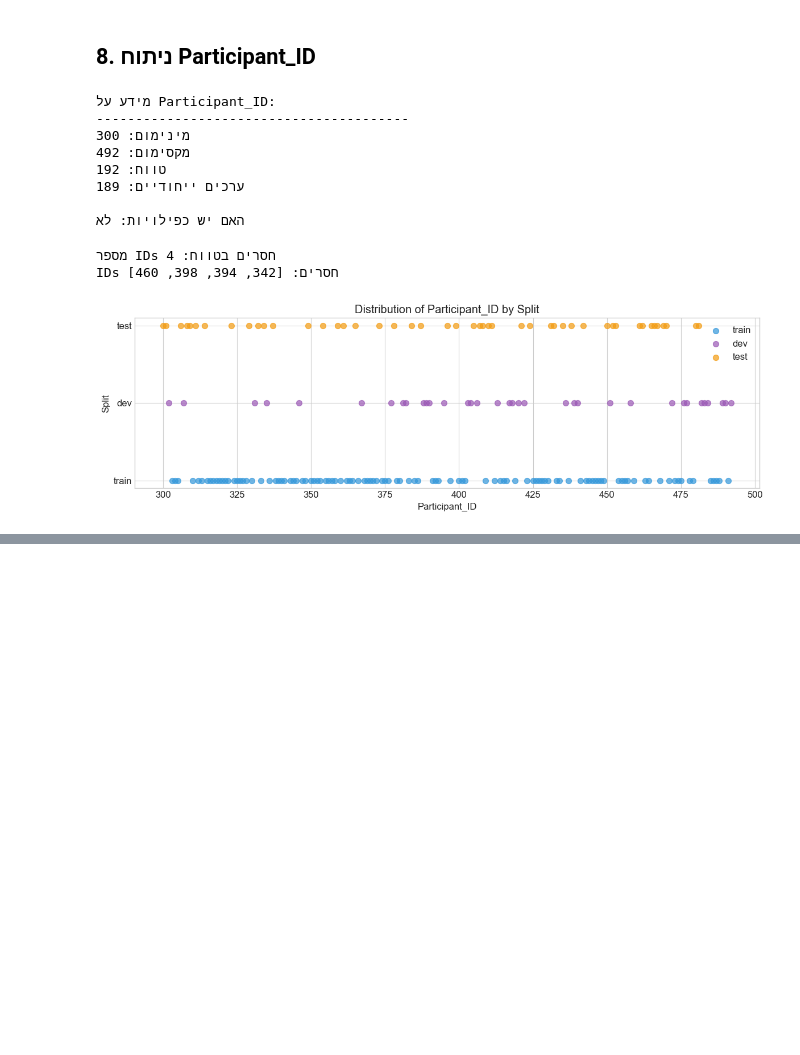
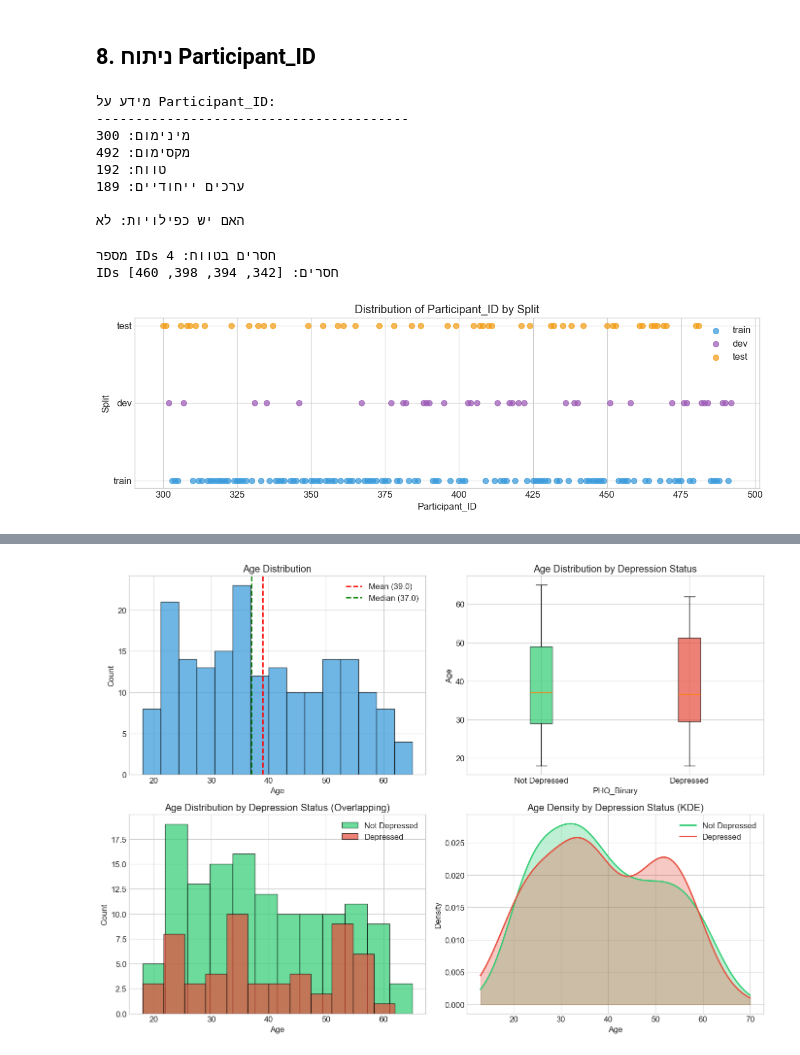
Before and after one commit to RachelShrikiMor/depression-detection-daic-woz, a Jupyter notebook: notebooks/01_EDA_labels.ipynb, the cells around one changed output, grey strips where cells are left out. Cells and saved outputs as stored; diff of their text form; code cells hidden in the pictures; blank space fills up the shorter version.

```diff
--- a/notebooks/01_EDA_labels.ipynb
+++ b/notebooks/01_EDA_labels.ipynb
@@ -344,0 +356,19 @@ plt.show()
+# %%
+# סטטיסטיקות תיאוריות לגיל
+print("סטטיסטיקות עבור עמודת Age:")
+print("-" * 40)
+print(f"ממוצע: {df['age'].mean():.1f}")
+print(f"חציון: {df['age'].median():.1f}")
+print(f"סטיית תקן: {df['age'].std():.1f}")
+print(f"מינימום: {df['age'].min()}")
+print(f"מקסימום: {df['age'].max()}")
+print(f"טווח: {df['age'].max() - df['age'].min()}")
+
+# סטטיסטיקות לפי קבוצת דיכאון
+print("\n" + "=" * 40)
+print("גיל ממוצע לפי מצב דיכאון:")
+print("-" * 40)
+for phq_val, label in [(0, 'לא מדוכא'), (1, 'מדוכא')]:
+    mean_age = df[df['PHQ_Binary'] == phq_val]['age'].mean()
+    std_age = df[df['PHQ_Binary'] == phq_val]['age'].std()
+    print(f"  {label}: {mean_age:.1f} ± {std_age:.1f}")
@@ -344,0 +390,51 @@ plt.show()
+# %%
+# ויזואליזציה - התפלגות גיל
+fig, axes = plt.subplots(2, 2, figsize=(14, 10))
+
+# 1. היסטוגרמה של גיל
+axes[0, 0].hist(df['age'], bins=15, color='#3498db', edgecolor='black', alpha=0.7)
+axes[0, 0].axvline(df['age'].mean(), color='red', linestyle='--', linewidth=2, label=f'Mean ({df["age"].mean():.1f})')
+axes[0, 0].axvline(df['age'].median(), color='green', linestyle='--', linewidth=2, label=f'Median ({df["age"].median():.1f})')
+axes[0, 0].set_xlabel('Age')
+axes[0, 0].set_ylabel('Count')
+axes[0, 0].set_title('Age Distribution')
+axes[0, 0].legend()
+
+# 2. Boxplot של גיל לפי מצב דיכאון
+df_plot = df.copy()
+df_plot['PHQ_Label'] = df_plot['PHQ_Binary'].map({0: 'Not Depressed', 1: 'Depressed'})
+colors = ['#2ecc71', '#e74c3c']
+bp = axes[0, 1].boxplot([df[df['PHQ_Binary'] == 0]['age'], df[df['PHQ_Binary'] == 1]['age']],
+                         labels=['Not Depressed', 'Depressed'], patch_artist=True)
+for patch, color in zip(bp['boxes'], colors):
+    patch.set_facecolor(color)
+    patch.set_alpha(0.7)
+axes[0, 1].set_xlabel('PHQ_Binary')
+axes[0, 1].set_ylabel('Age')
+axes[0, 1].set_title('Age Distribution by Depression Status')
+
+# 3. היסטוגרמה מפוצלת לפי מצב דיכאון
+axes[1, 0].hist(df[df['PHQ_Binary'] == 0]['age'], bins=12, alpha=0.7, label='Not Depressed', color='#2ecc71', edgecolor='black')
+axes[1, 0].hist(df[df['PHQ_Binary'] == 1]['age'], bins=12, alpha=0.7, label='Depressed', color='#e74c3c', edgecolor='black')
+axes[1, 0].set_xlabel('Age')
+axes[1, 0].set_ylabel('Count')
+axes[1, 0].set_title('Age Distribution by Depression Status (Overlapping)')
+axes[1, 0].legend()
+
+# 4. KDE plot
+from scipy import stats
+age_range = np.linspace(df['age'].min() - 5, df['age'].max() + 5, 100)
+for phq_val, color, label in [(0, '#2ecc71', 'Not Depressed'), (1, '#e74c3c', 'Depressed')]:
+    age_data = df[df['PHQ_Binary'] == phq_val]['age']
+    kde = stats.gaussian_kde(age_data)
+    axes[1, 1].plot(age_range, kde(age_range), color=color, linewidth=2, label=label)
+    axes[1, 1].fill_between(age_range, kde(age_range), alpha=0.3, color=color)
+axes[1, 1].set_xlabel('Age')
+axes[1, 1].set_ylabel('Density')
+axes[1, 1].set_title('Age Density by Depression Status (KDE)')
+axes[1, 1].legend()
+
+plt.tight_layout()
+plt.show()
+# %% [output]
+[figure, added]
```
Also changed, not shown: parts of 27 cells of this notebook, 1 other file.
